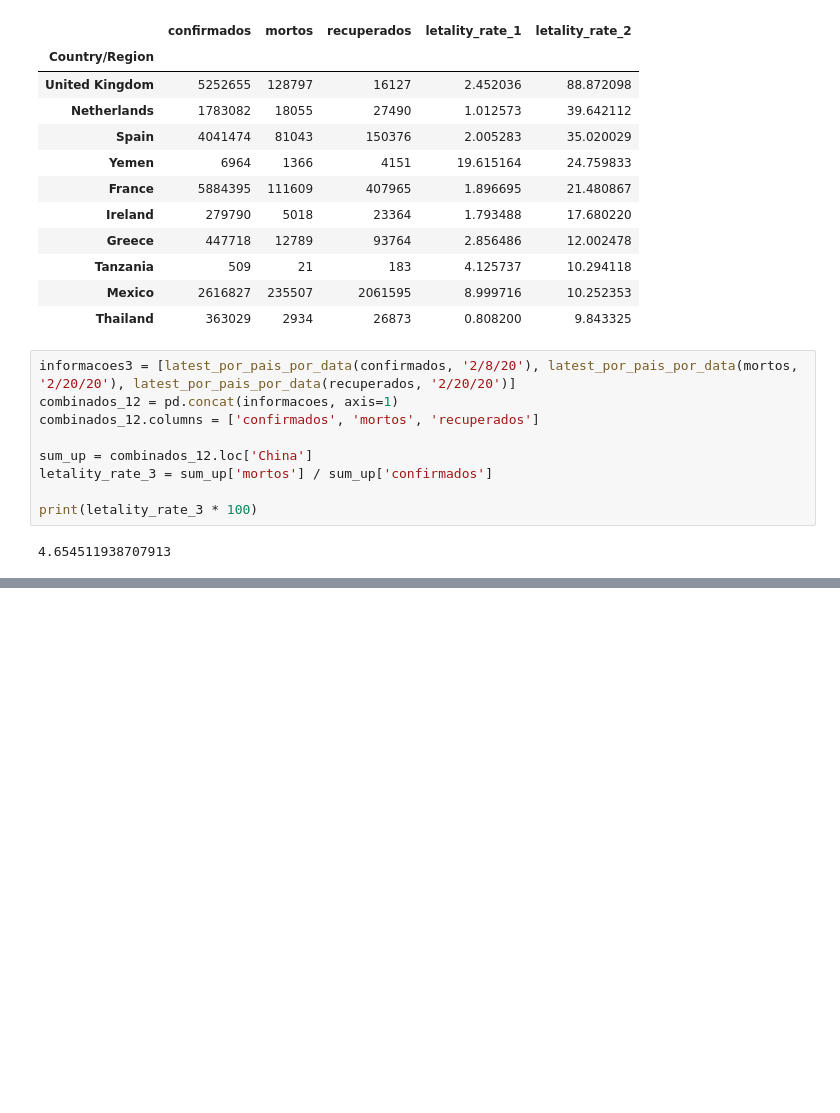
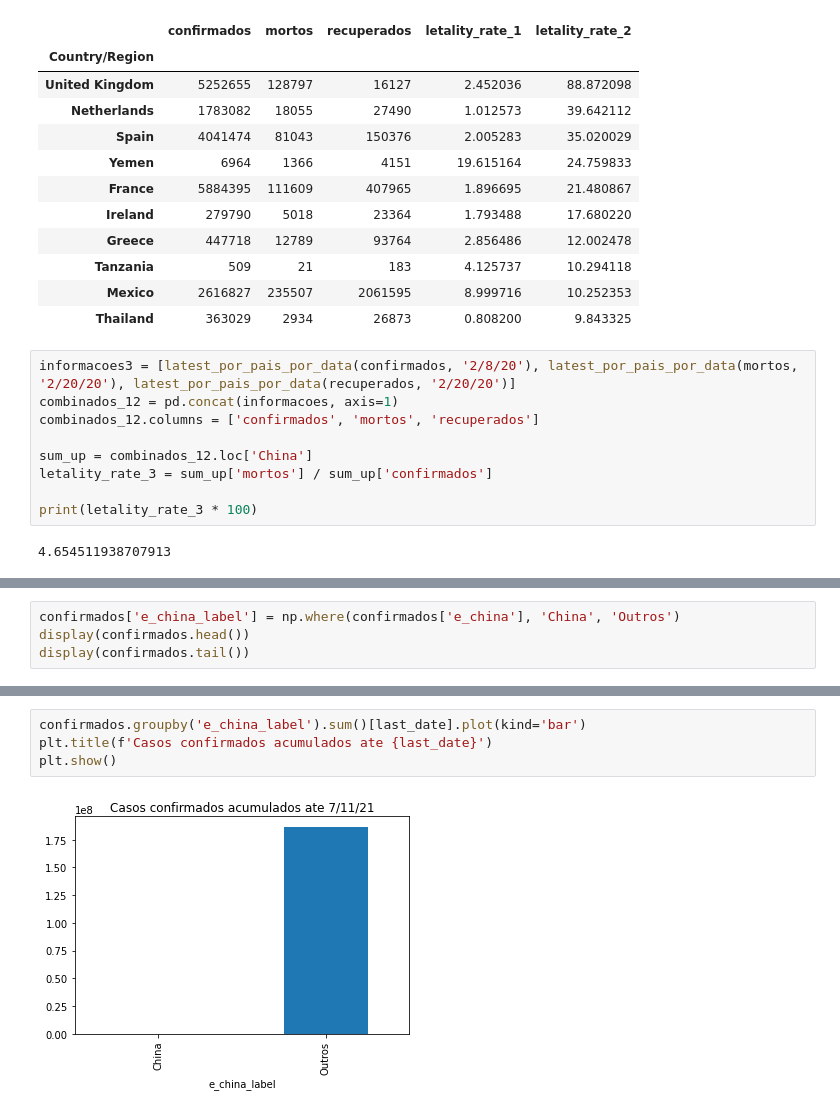
Before and after one commit to Helsonfs/Estudos_data_science_cvirus, a Jupyter notebook: Estudos_Data_Science_Covid_19.ipynb, the cells around one changed output, grey strips where cells are left out. Saved outputs shown, nothing was run; the diff lists cells and outputs as text; blank space fills up the shorter version.

```diff
--- a/Estudos_Data_Science_Covid_19.ipynb
+++ b/Estudos_Data_Science_Covid_19.ipynb
@@ -438,0 +516,4 @@ print(letality_rate_3 * 100)
+# %%
+confirmados['e_china_label'] = np.where(confirmados['e_china'], 'China', 'Outros')
+display(confirmados.head())
+display(confirmados.tail())
@@ -438,0 +535,6 @@ print(letality_rate_3 * 100)
+# %%
+confirmados.groupby('e_china_label').sum()[last_date].plot(kind='bar')
+plt.title(f'Casos confirmados acumulados ate {last_date}')
+plt.show()
+# %% [output]
+[figure, added]
```
Also changed, not shown: parts of 17 cells of this notebook.
